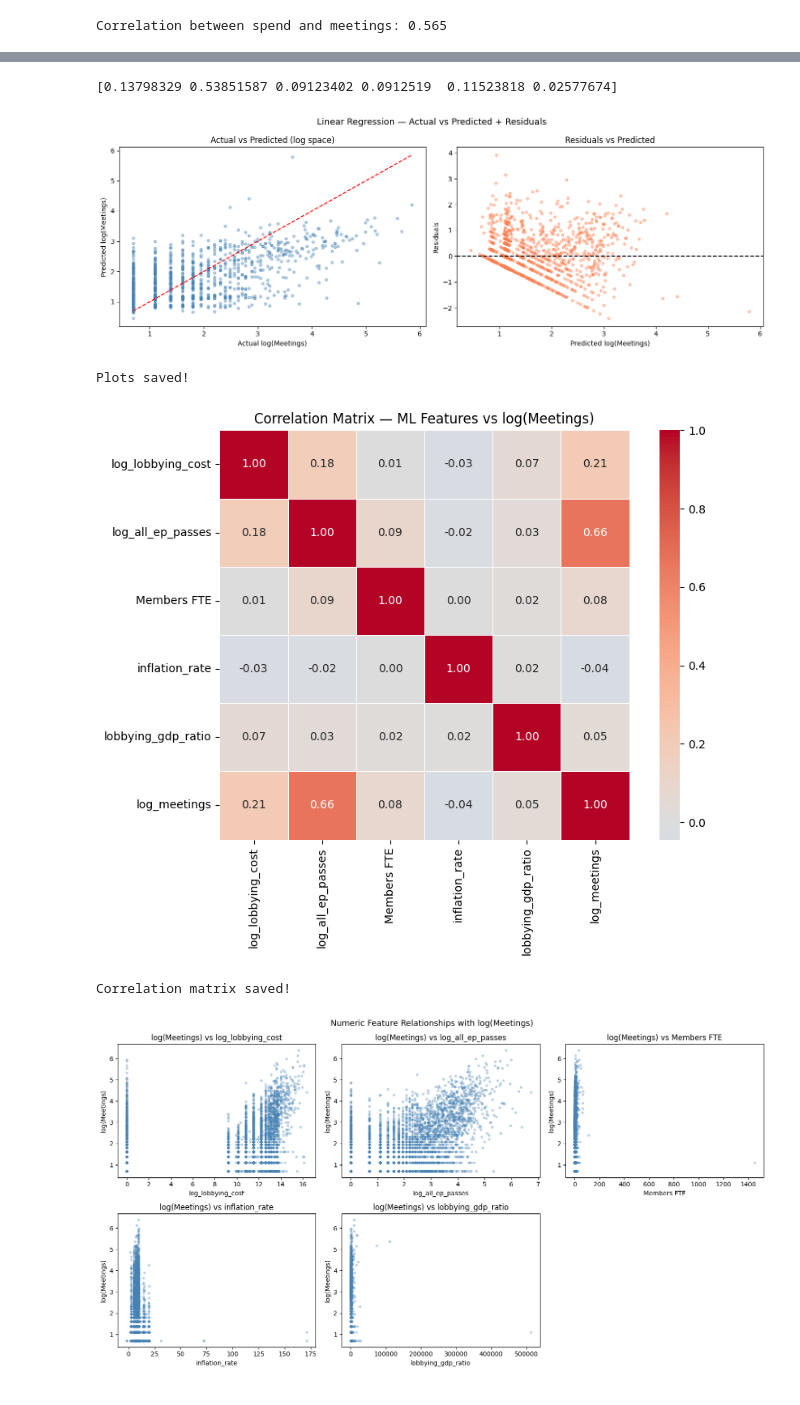
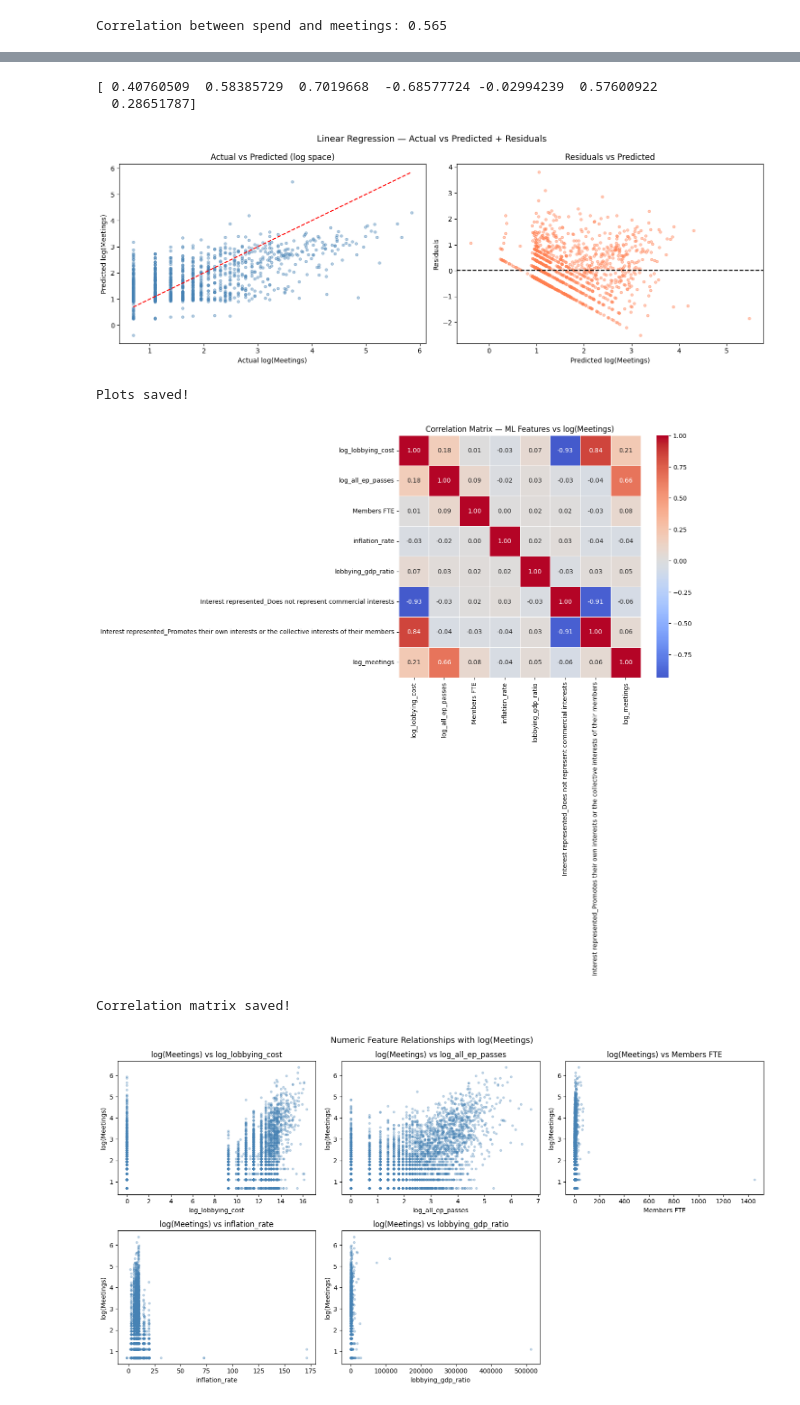
Before and after one commit to NEU-Khoury-DoC/26su-DoC-Project-Template, a Jupyter notebook: ml-src/lobbying_phase2.ipynb, the cells around one changed output, grey strips where cells are left out. Cells and saved outputs as stored; diff of their text form; code cells hidden in the pictures.

```diff
--- a/ml-src/lobbying_phase2.ipynb
+++ b/ml-src/lobbying_phase2.ipynb
@@ -280,9 +275,9 @@ from sklearn.preprocessing import LabelEncoder, StandardScaler
 
 df_ml = df_merged[df_merged['Meetings'] > 0].copy()
 
-# Encode categorical column
-le = LabelEncoder()
-df_ml['interest_encoded'] = le.fit_transform(df_ml['Interest represented'])
+# Encode categorical column with dummies
+df_ml = pd.get_dummies(df_ml, columns=['Interest represented'], drop_first=True)
+
 
 # Log-transform skewed input features
 df_ml['log_lobbying_cost'] = np.log1p(df_ml['Lobbying cost'])
@@ -320,11 +315,12 @@ import numpy as np
 feature_cols = [
     'log_lobbying_cost',   # log-transformed (fixes non-linearity)
     'log_all_ep_passes',   # log-transformed ( skewed)
-    'lobbying_gdp_ratio', # lobbying cost to gdp ratio
+    # 'lobbying_gdp_ratio', # lobbying cost to gdp ratio
     'Members FTE',         # adding back in
     'Members FTE Squared', # captures non-linear effect
     # 'inflation_rate',      # Makes R^2 worse
-    'interest_encoded',    # type of interest
+    'Interest represented_Does not represent commercial interests',    # type of interest
+    'Interest represented_Promotes their own interests or the collective interests of their members'
 ]
 
 df_ml_clean = df_ml.dropna(subset=feature_cols + ['log_meetings'])
@@ -386,9 +383,10 @@ Members FTE Squared    -0.755044
 # %%
 # Print Weights
 
-print(rf_model.feature_importances_)
+print(lr_model.coef_)
 # %% [output]
-[0.13798329 0.53851587 0.09123402 0.0912519  0.11523818 0.02577674]
+[ 0.40760509  0.58385729  0.7019668  -0.68577724 -0.02994239  0.57600922
+  0.28651787]
 # %%
 # Graph actual vs predicted (log space)
 fig, axes = plt.subplots(1, 2, figsize=(14, 5))
@@ -415,33 +413,35 @@ plt.savefig('ml_actual_vs_predicted.png', dpi=150, bbox_inches='tight')
 plt.show()
 print('Plots saved!')
 # %% [output]
-[figure, old version]
+[figure, new version]
 Plots saved!
 # %%
 #Correlation matrix w/ lobbying_gdp_ratio
 import seaborn as sns
 
 corr_cols = [
     'log_lobbying_cost',
     'log_all_ep_passes',
     'Members FTE',
     'inflation_rate',
     'lobbying_gdp_ratio',
+    'Interest represented_Does not represent commercial interests',
+    'Interest represented_Promotes their own interests or the collective interests of their members',
     'log_meetings'
 ]
 
 corr_matrix = df_ml_clean[corr_cols].corr()
 
 plt.figure(figsize=(9, 7))
 sns.heatmap(corr_matrix, annot=True, fmt='.2f', cmap='coolwarm',
             center=0, square=True, linewidths=0.5)
 plt.title('Correlation Matrix — ML Features vs log(Meetings)')
 plt.tight_layout()
 plt.savefig('correlation_matrix.png', dpi=150, bbox_inches='tight')
 plt.show()
 print('Correlation matrix saved!')
 # %% [output]
-[figure, old version]
+[figure, new version]
 Correlation matrix saved!
 # %%
 fig, axes = plt.subplots(2, 3, figsize=(15, 8))
```
Also changed, not shown: parts of 3 cells of this notebook, 4 other files.
